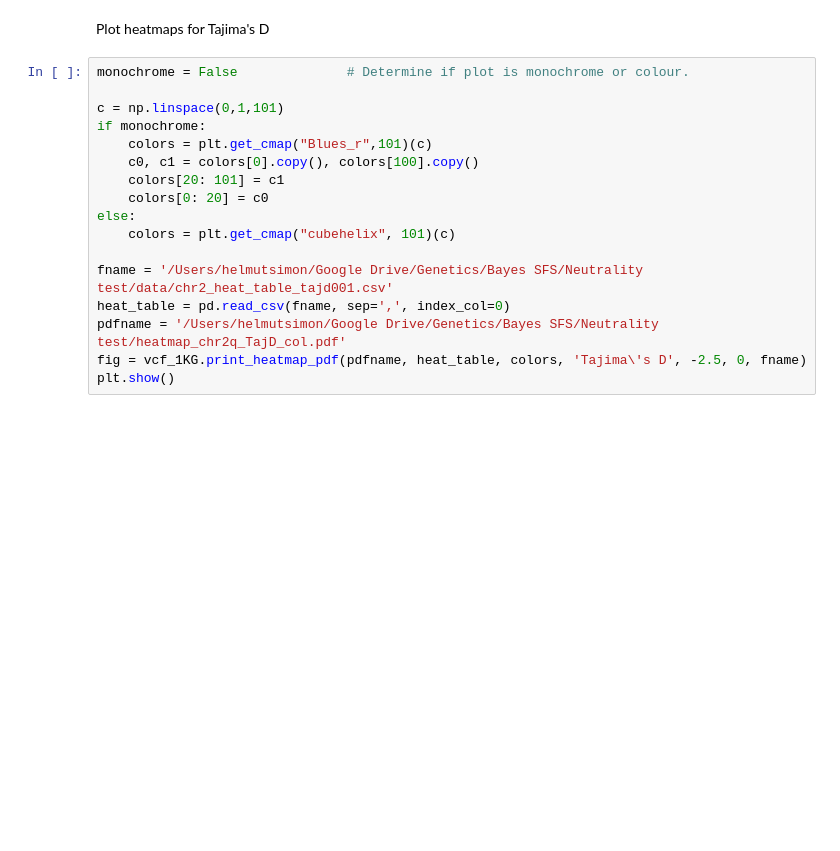
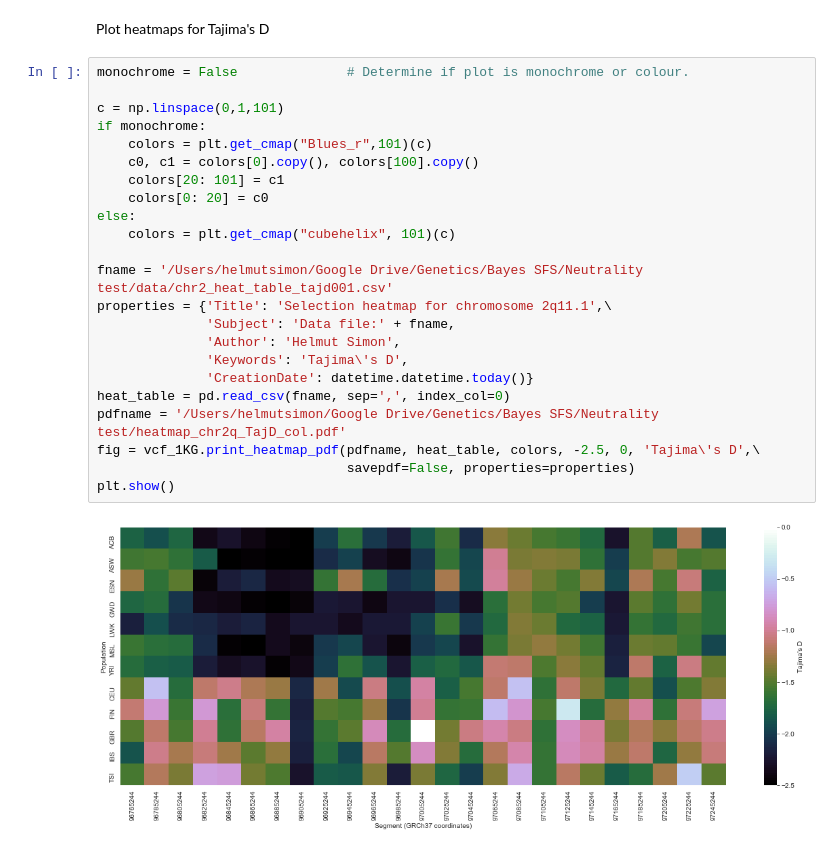
Before and after one commit to helmutsimon/NeutralityTest, a Jupyter notebook: plot_heatmap.ipynb, the cells around one changed output. Cells and saved outputs as stored; diff of their text form; blank space fills up the shorter version.

```diff
--- a/plot_heatmap.ipynb
+++ b/plot_heatmap.ipynb
@@ -41,17 +48,25 @@ Plot heatmaps for Tajima's D
 # %%
 monochrome = False              # Determine if plot is monochrome or colour.
 
 c = np.linspace(0,1,101)
 if monochrome:
     colors = plt.get_cmap("Blues_r",101)(c)
     c0, c1 = colors[0].copy(), colors[100].copy()
     colors[20: 101] = c1
     colors[0: 20] = c0
 else:
     colors = plt.get_cmap("cubehelix", 101)(c)
 
 fname = '/Users/helmutsimon/Google Drive/Genetics/Bayes SFS/Neutrality test/data/chr2_heat_table_tajd001.csv'
+properties = {'Title': 'Selection heatmap for chromosome 2q11.1',\
+              'Subject': 'Data file:' + fname,
+              'Author': 'Helmut Simon',
+              'Keywords': 'Tajima\'s D',
+              'CreationDate': datetime.datetime.today()}
 heat_table = pd.read_csv(fname, sep=',', index_col=0)
 pdfname = '/Users/helmutsimon/Google Drive/Genetics/Bayes SFS/Neutrality test/heatmap_chr2q_TajD_col.pdf'
-fig = vcf_1KG.print_heatmap_pdf(pdfname, heat_table, colors, 'Tajima\'s D', -2.5, 0, fname)
+fig = vcf_1KG.print_heatmap_pdf(pdfname, heat_table, colors, -2.5, 0, 'Tajima\'s D',\
+                                savepdf=False, properties=properties)
 plt.show()
+# %% [output]
+[figure, added]
```
Also changed, not shown: parts of 2 cells of this notebook, 1 other file.
